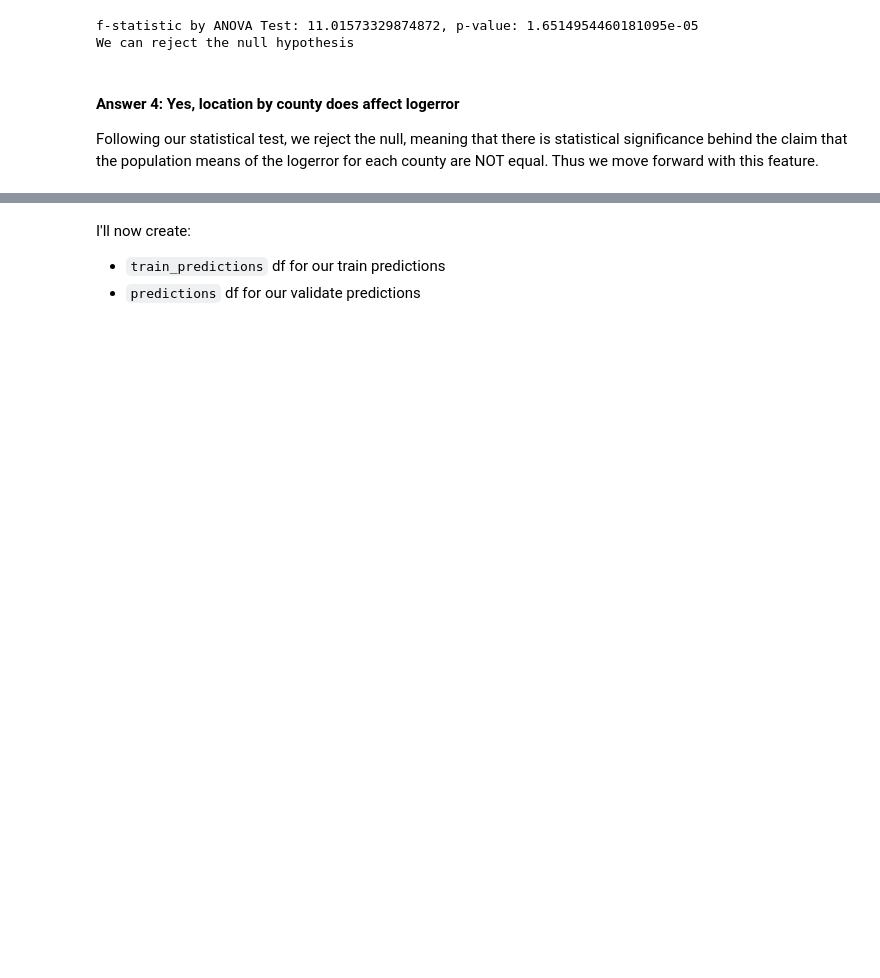
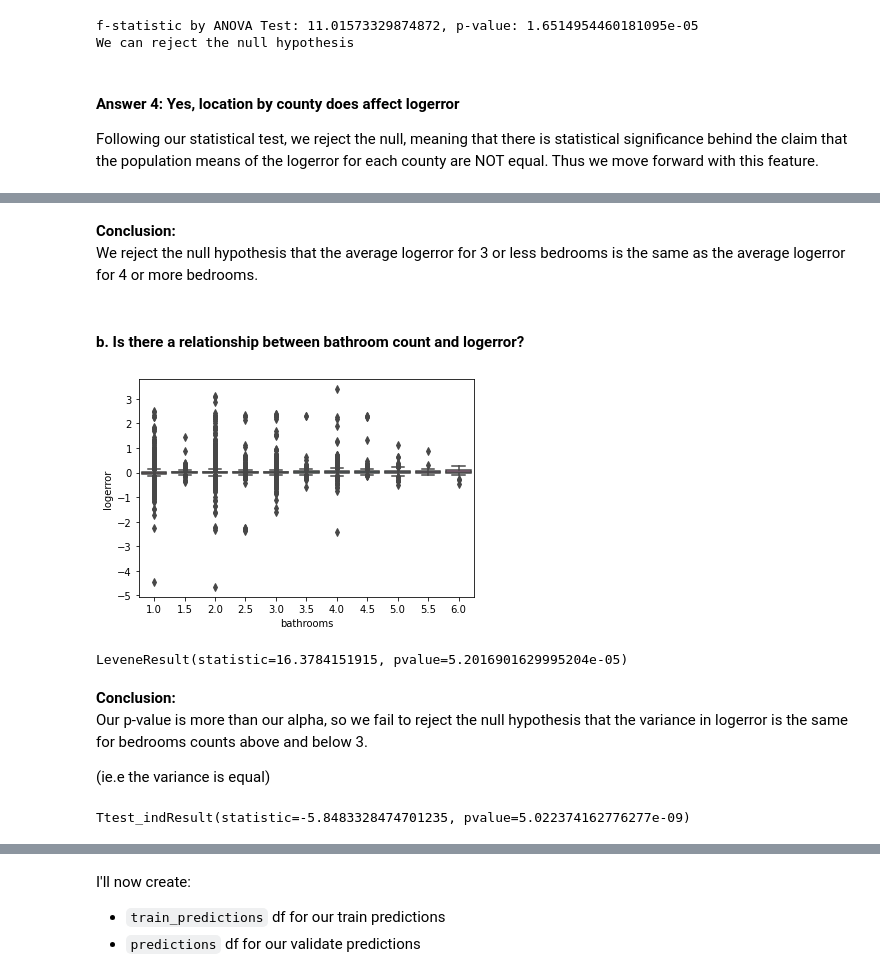
Before and after one commit to SchneemannDavid/clustering_project, a Jupyter notebook: Final_Report.ipynb, the cells around one changed output, grey strips where cells are left out. Drawn from its saved outputs; the diff is of its cells as text; code cells hidden in the pictures; blank space fills up the shorter version.

```diff
--- a/Final_Report.ipynb
+++ b/Final_Report.ipynb
@@ -318,0 +333,33 @@ y_test_scaled = test_scaled['logerror']
+# %% [markdown]
+**Conclusion:** \
+We reject the null hypothesis that the average logerror for 3 or less bedrooms is the same as the average logerror for 4 or more bedrooms.
+# %% [markdown]
+#### b. Is there a relationship between bathroom count and logerror?
+# %%
+sns.boxplot(data=train, y='logerror', x='bathrooms')
+plt.show()
+# %% [output]
+[figure, added]
+# %%
+#H0: Variances are equal
+#Ha: Variances are not equal
+
+stats.levene(
+    train[train.bathrooms <= 3.5].logerror,
+    train[train.bathrooms > 3.5].logerror,
+)
+# %% [output]
+LeveneResult(statistic=16.3784151915, pvalue=5.2016901629995204e-05)
+# %% [markdown]
+**Conclusion:** \
+Our p-value is more than our alpha, so we fail to reject the null hypothesis that the variance in logerror is the same for bedrooms counts above and below 3.
+
+(ie.e the variance is equal)
+# %%
+stats.ttest_ind(
+    train[train.bathrooms <= 3.5].logerror,
+    train[train.bathrooms > 3.5].logerror,
+    equal_var=True,
+)
+# %% [output]
+Ttest_indResult(statistic=-5.8483328474701235, pvalue=5.022374162776277e-09)
```
Also changed, not shown: parts of 116 cells of this notebook, 3 other files.
